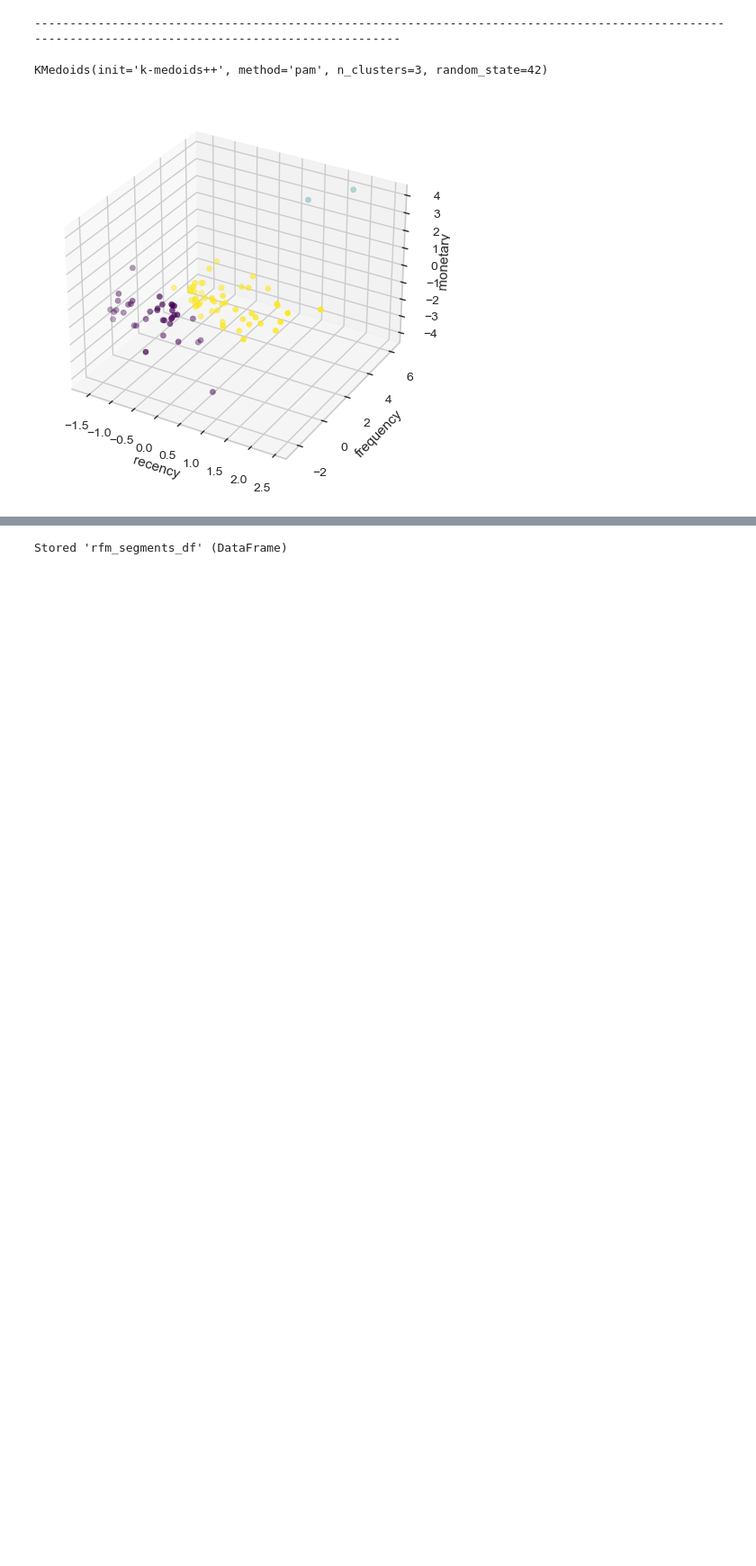
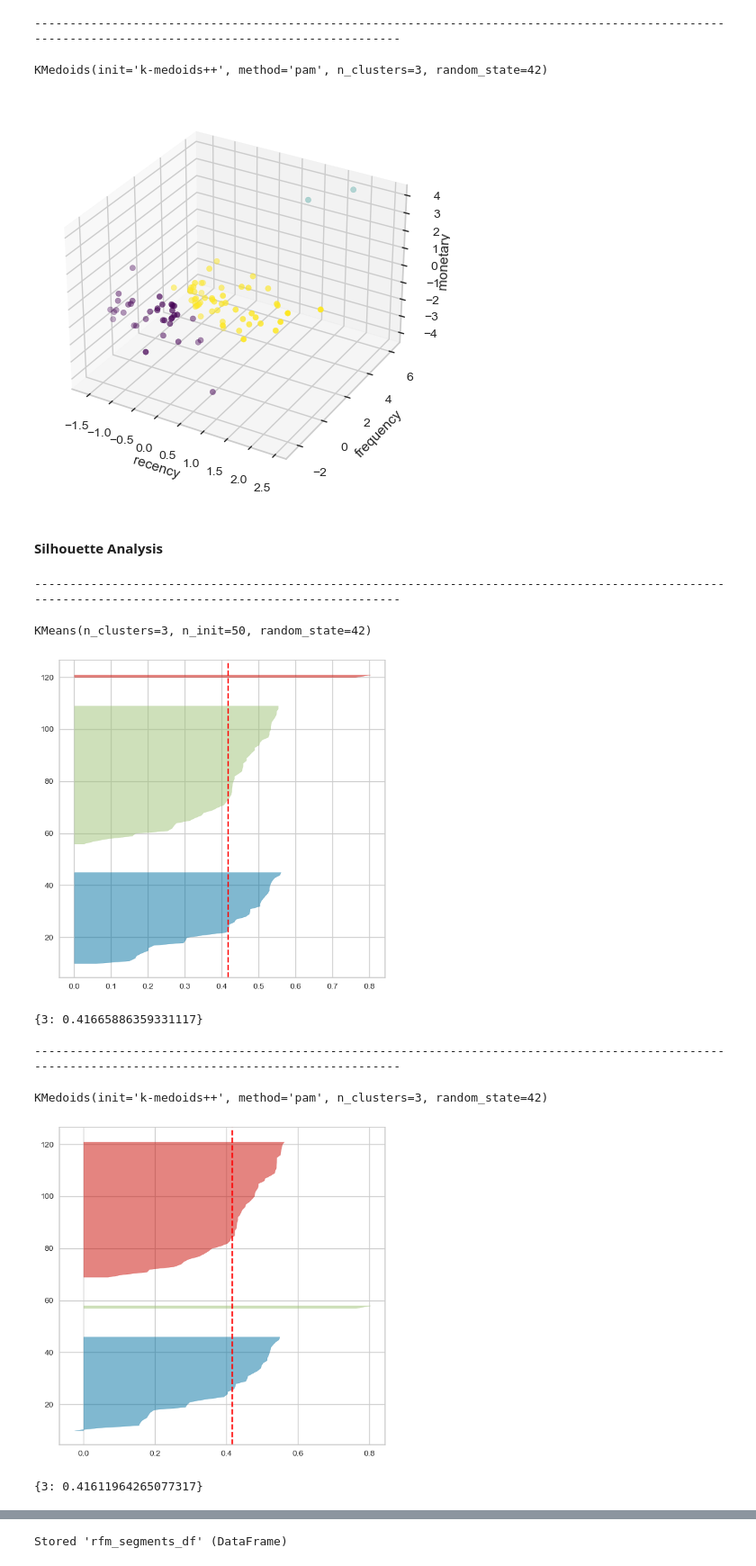
Before and after one commit to brianna-mitri/vehicle-sales-analysis, a Jupyter notebook: analysis/rfm_modeling.ipynb, the cells around one changed output, grey strips where cells are left out. Shown at 90% size. Saved outputs shown, nothing was run; the diff lists cells and outputs as text; code cells hidden in the pictures; blank space fills up the shorter version.

```diff
--- a/analysis/rfm_modeling.ipynb
+++ b/analysis/rfm_modeling.ipynb
@@ -1432,3 +1451,24 @@ KMeans(n_clusters=3, n_init=50, random_state=42)
 ------------------------------------------------------------------------------------------------------------------------------------------------------
 KMedoids(init='k-medoids++', method='pam', n_clusters=3, random_state=42)
 [figure]
+# %% [markdown]
+#### Silhouette Analysis
+# %%
+# show silhouette plots
+for m in top_models:
+    print('-'* 150)
+    display(m)
+    plot_silhouettes(
+        model=m,
+        k_vals=[m.n_clusters],
+        df=scaled_rfm_df
+    )
+# %% [output]
+------------------------------------------------------------------------------------------------------------------------------------------------------
+KMeans(n_clusters=3, n_init=50, random_state=42)
+[figure, added]
+{3: 0.41665886359331117}
+------------------------------------------------------------------------------------------------------------------------------------------------------
+KMedoids(init='k-medoids++', method='pam', n_clusters=3, random_state=42)
+[figure, added]
+{3: 0.41611964265077317}
```
Also changed, not shown: parts of 18 cells of this notebook.
